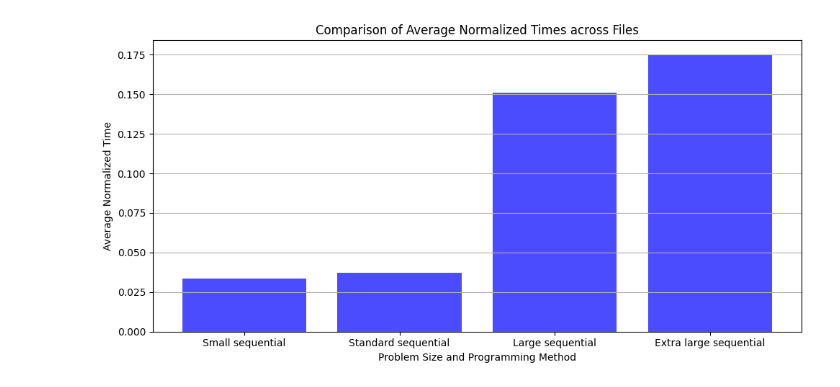
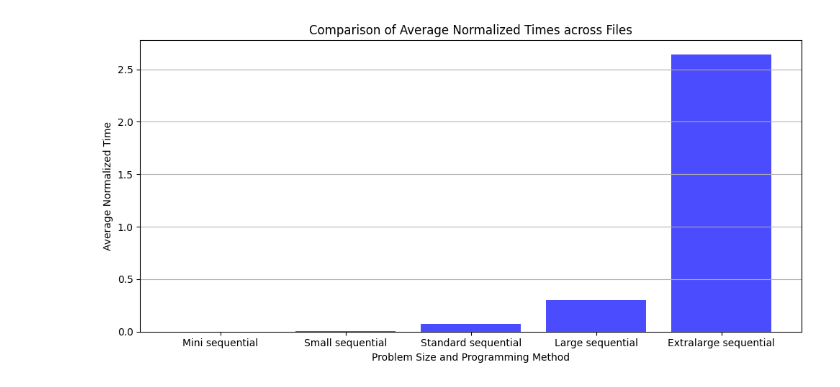
Before and after one commit to fabiobove-dr/HPC-jacobi-2d-imper, a Jupyter notebook: report/benchmarking_analysis.ipynb, the cells around one changed output. Drawn from its saved outputs; the diff is of its cells as text; code cells hidden in the pictures.

Commit message:
UPDATE: plot comparison evaluation.

```diff
--- a/report/benchmarking_analysis.ipynb
+++ b/report/benchmarking_analysis.ipynb
@@ -6,11 +6,10 @@ import matplotlib.pyplot as plt
 import numpy as np
 # %%
 # List of files to compare
+size="large"
 files = [
-    "report/sequential-benchmarking-reports/standard_sequential.json",
-    "report/sequential-benchmarking-reports/small_sequential.json",
-    "report/sequential-benchmarking-reports/large_sequential.json",
-    "report/sequential-benchmarking-reports/extra_large_sequential.json"
+    f"./openmp/{size}_openmp.json",
+    f"./sequential/{size}_sequential.json",
 ]
 
 
@@ -64,35 +61,36 @@ def load_data_and_calculate_avg(filename):
     # Calculate the average normalized time
     avg_normalized_time = np.mean(normalized_times)
     return avg_normalized_time
 
 
 # List of files to compare
 files = [
-    "report/sequential-benchmarking-reports/small_sequential.json",
-    "report/sequential-benchmarking-reports/standard_sequential.json",
-    "report/sequential-benchmarking-reports/large_sequential.json",
-    "report/sequential-benchmarking-reports/extra_large_sequential.json"
+    "./sequential/mini_sequential.json",
+    "./sequential/small_sequential.json",
+    "./sequential/standard_sequential.json",
+    "./sequential/large_sequential.json",
+    "./sequential/extralarge_sequential.json"
 ]
 
 # Extract averages and filenames
 averages = []
 file_names = []
 
 for file in files:
     avg = load_data_and_calculate_avg(file)
     averages.append(avg)
     file_names.append(os.path.basename(file).split('.')[0].replace('_', ' ').capitalize())  # Get just the file name
 
 # Create the plot
 plt.figure(figsize=(10, 5))
 plt.bar(file_names, averages, color='b', alpha=0.7)
 plt.xlabel("Problem Size and Programming Method")
 plt.ylabel("Average Normalized Time")
 plt.title("Comparison of Average Normalized Times across Files")
 plt.grid(True, axis='y')
 
 # Show the plot
 plt.tight_layout()
 plt.show()
 # %% [output]
-[figure, old version]
+[figure, new version]
```
Also changed, not shown: parts of 2 cells of this notebook.
